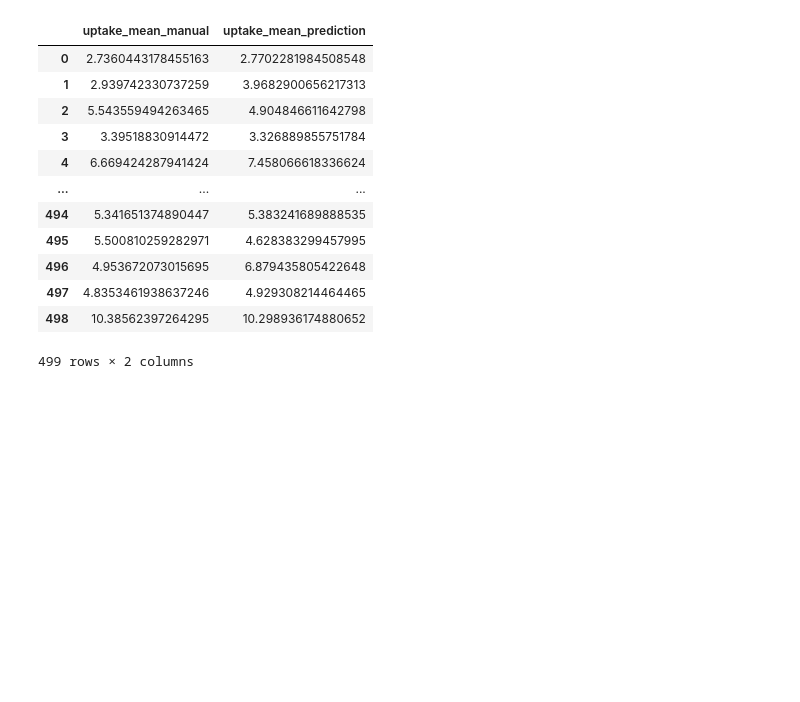
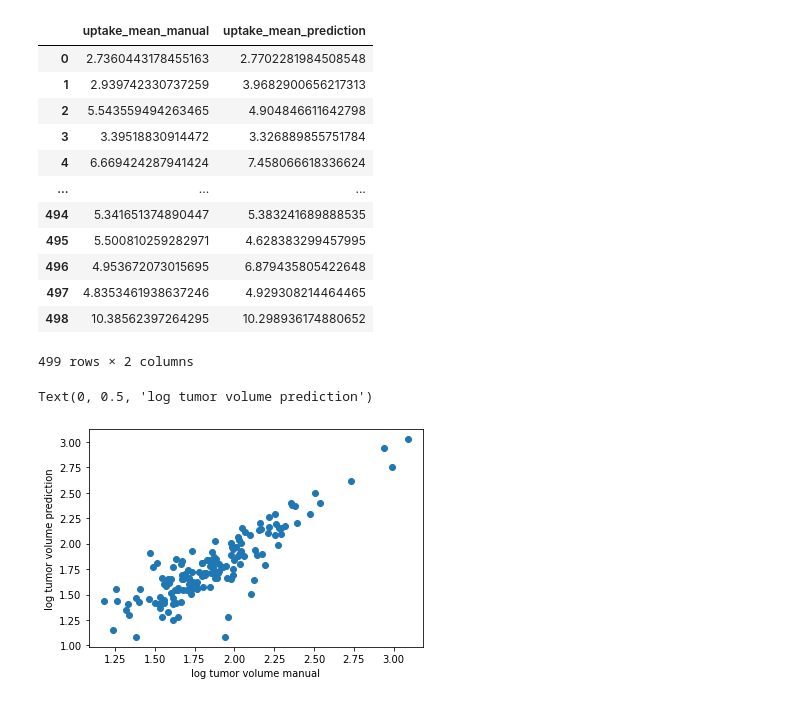
Before and after one commit to tobiashepp/tumorvolume, a Jupyter notebook: notebooks/experiments/0.0-th-check-petct.ipynb, the cells around one changed output. Cells and saved outputs as stored; diff of their text form; code cells hidden in the pictures; blank space fills up the shorter version.

```diff
--- a/notebooks/experiments/0.0-th-check-petct.ipynb
+++ b/notebooks/experiments/0.0-th-check-petct.ipynb
@@ -60,0 +78,7 @@ tmp.to_feather('/mnt/qdata/raheppt1/data/tumorvolume/processed/petct/export/petc
+# %%
+plt.scatter(np.log(df['uptake_median_manual']), np.log(df['uptake_median_prediction']))
+plt.xlabel('log tumor volume manual')
+plt.ylabel('log tumor volume prediction')
+# %% [output]
+Text(0, 0.5, 'log tumor volume prediction')
+[figure, added]
```
Also changed, not shown: parts of 13 cells of this notebook, 12 other files.
